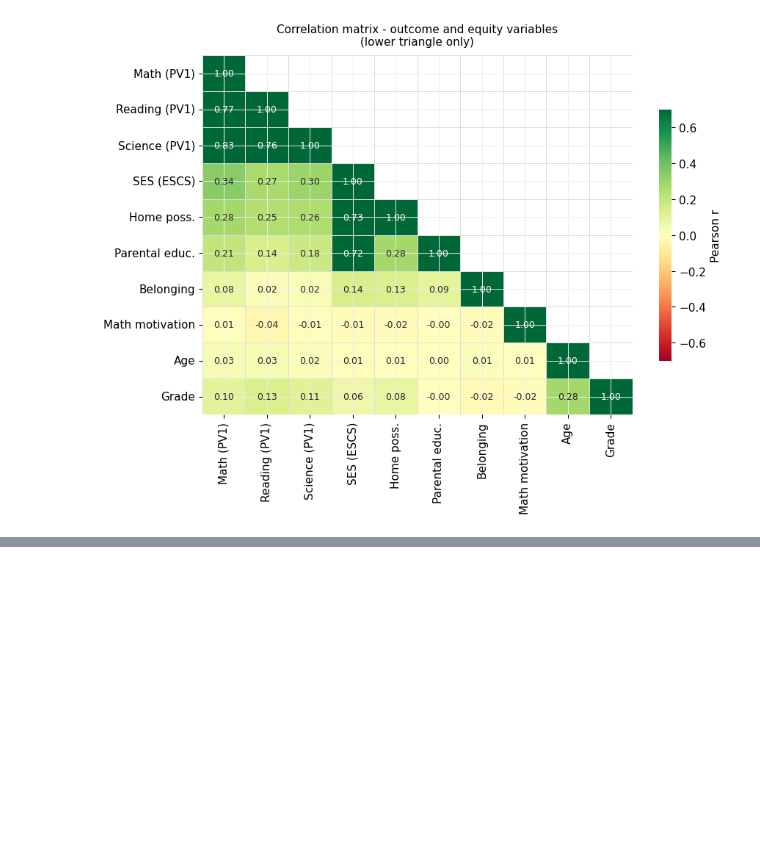
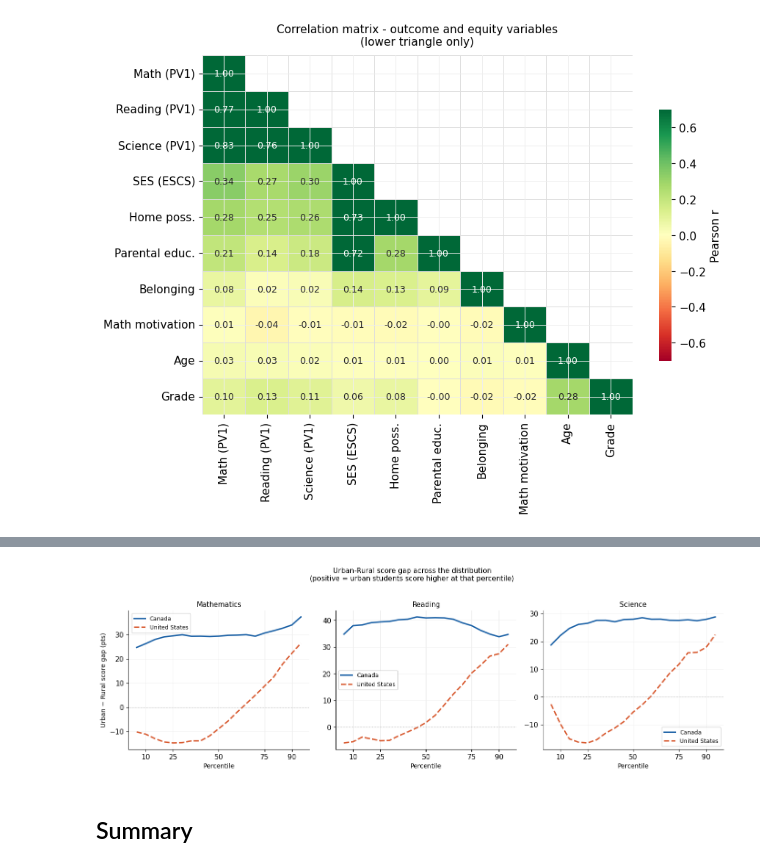
Before and after one commit to apoorva43/ETS_Smart_Dashboard, a Jupyter notebook: notebooks/equity_analysis.ipynb, the cells around one changed output, grey strips where cells are left out. Saved outputs shown, nothing was run; the diff lists cells and outputs as text; code cells hidden in the pictures; blank space fills up the shorter version.

```diff
--- a/notebooks/equity_analysis.ipynb
+++ b/notebooks/equity_analysis.ipynb
@@ -651,0 +769,53 @@ plt.show()
+# %%
+# Urban (4+5) vs Rural (1+2) - recode to binary for cleaner comparison
+df_urb = df.dropna(subset=["SC001Q01TA"]).copy()
+df_urb["URBAN"] = df_urb["SC001Q01TA"].apply(
+    lambda x: 1.0 if x >= 4 else (0.0 if x <= 2 else np.nan)
+)
+df_urb = df_urb.dropna(subset=["URBAN"])
+
+URBAN_MAP = {1.0: "Urban (city / large city)", 0.0: "Rural (village / small town)"}
+
+fig, axes = plt.subplots(1, 3, figsize=(14, 4.5))
+
+for ax, (subj, name) in zip(axes, SUBJECTS.items()):
+    for cnt in COUNTRIES:
+        curves = compute_group_percentiles(
+            df_urb, subj,
+            group_col="URBAN",
+            group_vals=URBAN_MAP,
+            percentiles=PERCS_FINE,
+            cnt=cnt,
+        )
+        urban_curve = curves.get("Urban (city / large city)")
+        rural_curve = curves.get("Rural (village / small town)")
+
+        if urban_curve is None or rural_curve is None:
+            continue
+        if np.isnan(urban_curve).all() or np.isnan(rural_curve).all():
+            continue
+
+        gap = urban_curve - rural_curve
+        ls  = "--" if cnt == "USA" else "-"
+        ax.plot(PERCS_FINE, gap, color=COLORS[cnt], lw=2.2,
+                ls=ls, label=CNT_LABELS[cnt])
+
+    ax.axhline(0, color="#aaaaaa", lw=0.8, ls=":")
+    ax.set_title(name, fontsize=11, fontweight="500")
+    ax.set_xlabel("Percentile", fontsize=10)
+    if ax == axes[0]:
+        ax.set_ylabel("Urban − Rural score gap (pts)", fontsize=10)
+    ax.set_xticks([10, 25, 50, 75, 90])
+    ax.legend(fontsize=9)
+
+fig.suptitle(
+    "Urban-Rural score gap across the distribution\n"
+    "(positive = urban students score higher at that percentile)",
+    fontsize=11, y=1.02
+)
+plt.tight_layout()
+plt.show()
+# %% [output]
+[figure, added]
+# %% [markdown]
+## Summary
```
Also changed, not shown: parts of 16 cells of this notebook.
